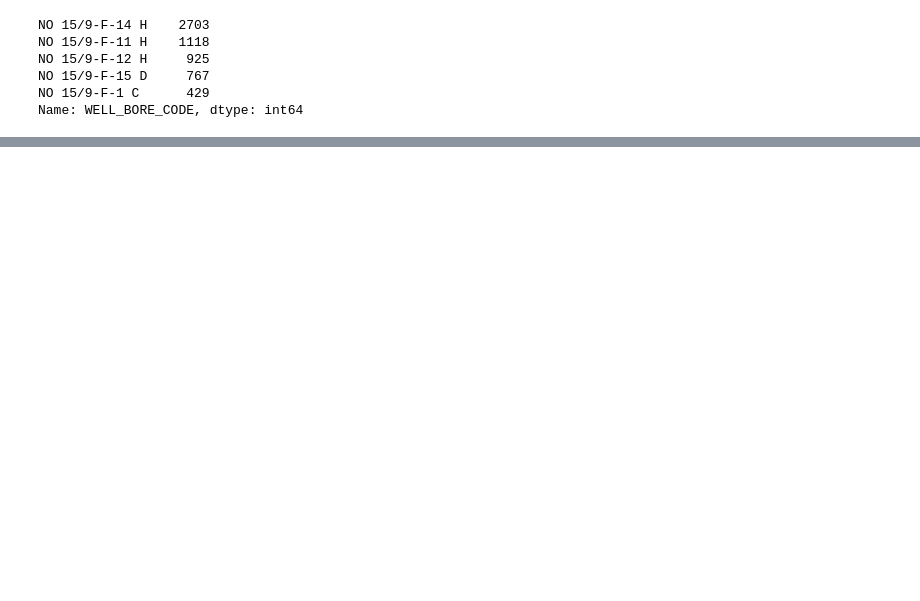
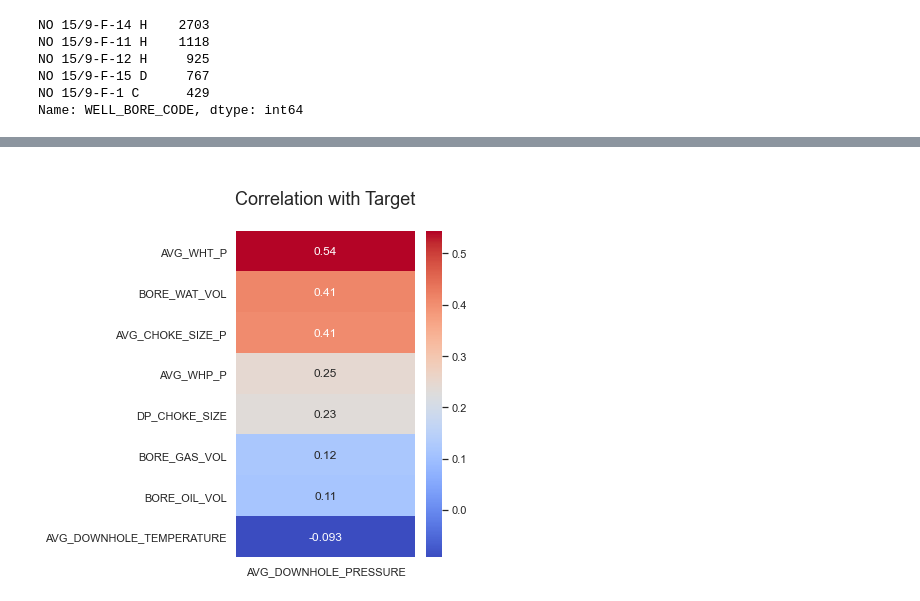
Before and after one commit to KarimMAJDOUB/Volve-field-machine-learning, a Jupyter notebook: BHP Prediction/Notebooks/EDA.ipynb, the cells around one changed output, grey strips where cells are left out. Saved outputs shown, nothing was run; the diff lists cells and outputs as text; code cells hidden in the pictures; blank space fills up the shorter version.

```diff
--- a/BHP Prediction/Notebooks/EDA.ipynb
+++ b/BHP Prediction/Notebooks/EDA.ipynb
@@ -213,0 +295,4 @@ df.to_csv('Data/Cleaned_Data.csv')
+# %%
+EDA_Func.corr_target(df, 'AVG_DOWNHOLE_PRESSURE','Correlation with Target', file=None)
+# %% [output]
+[figure, added]
```
Also changed, not shown: parts of 17 cells of this notebook, 1 other file.
